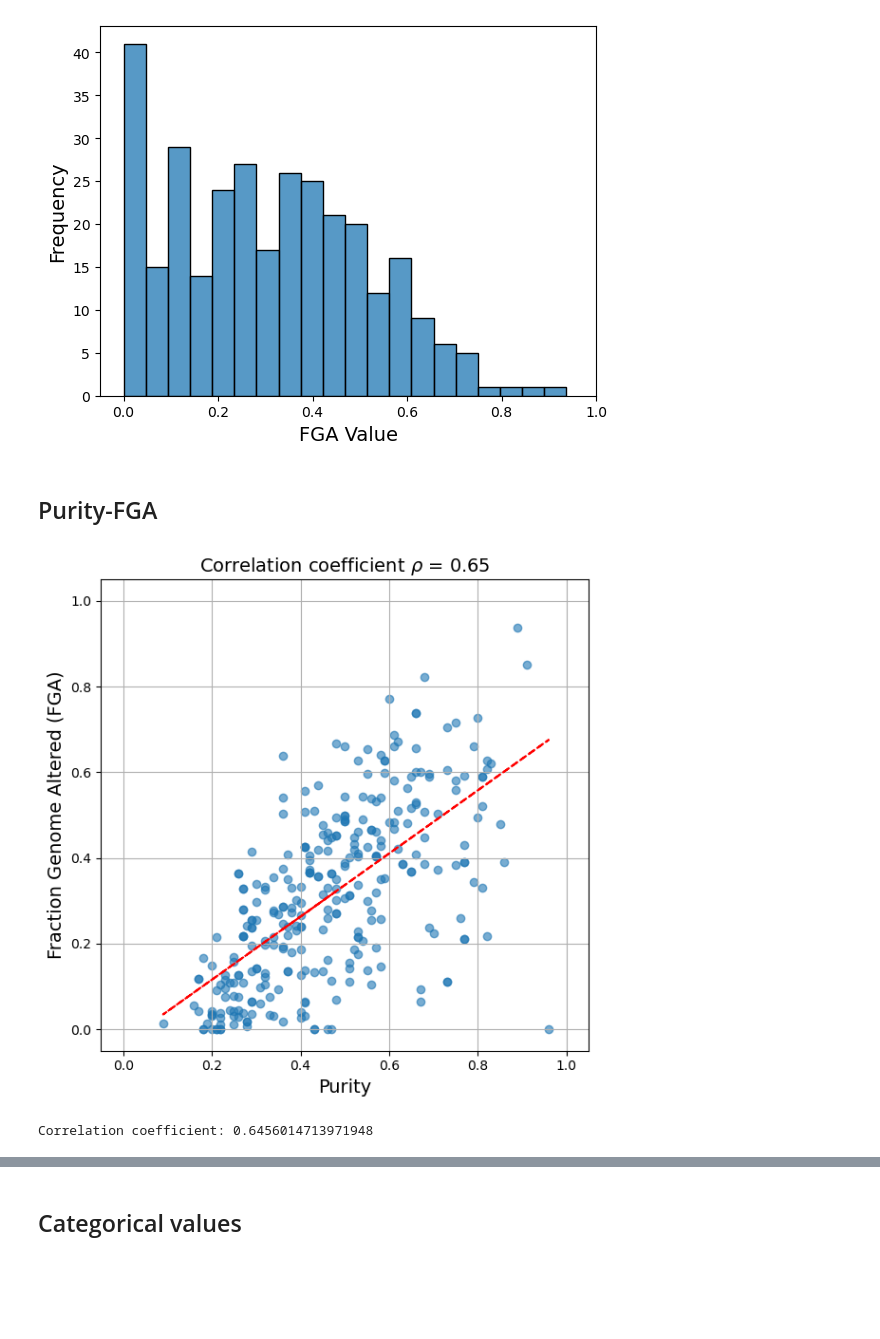
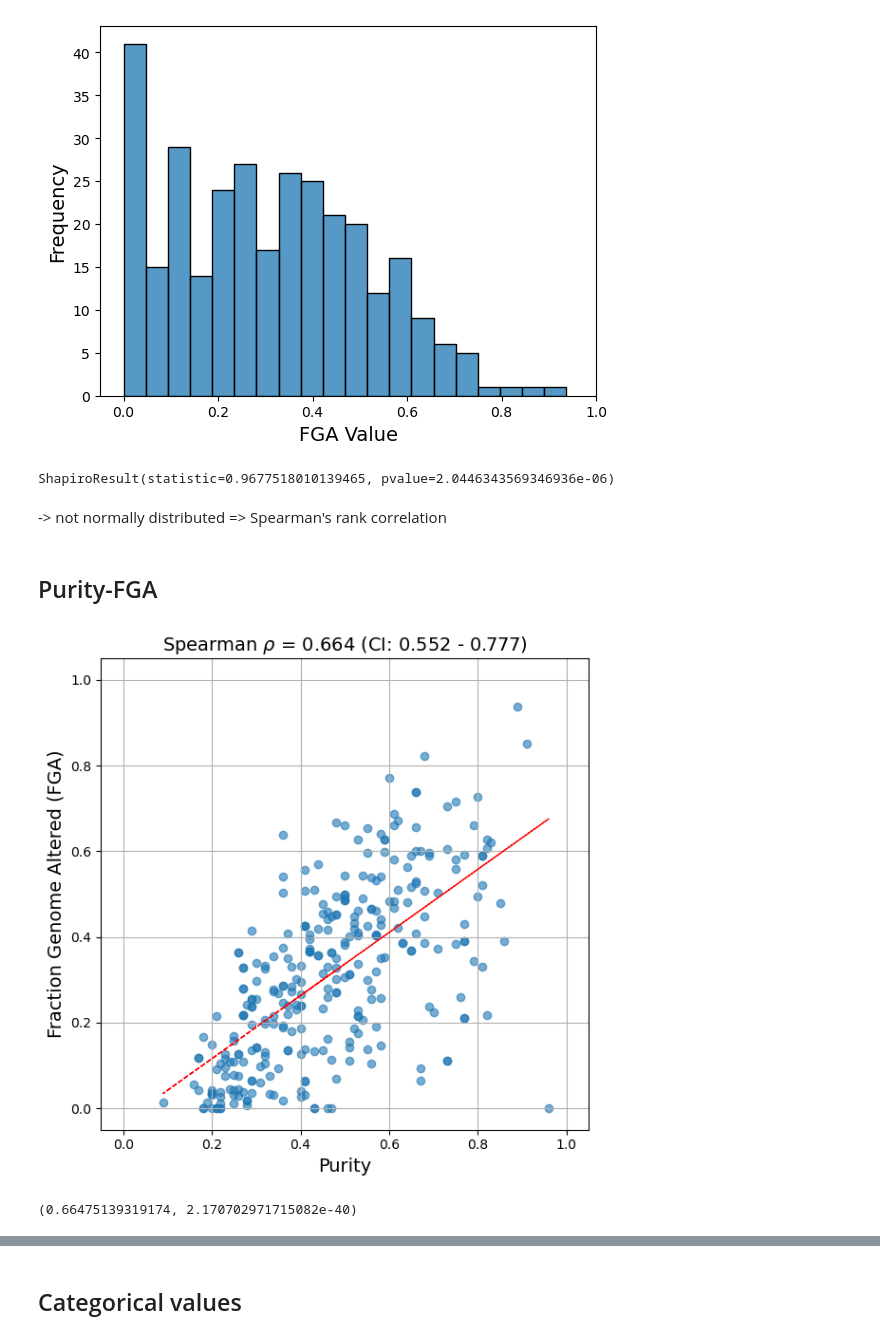
Before and after one commit to chiphan1110/BII-ITH-Viz, a Jupyter notebook: 1-label-eda.ipynb, the cells around one changed output, grey strips where cells are left out. Drawn from its saved outputs; the diff is of its cells as text; code cells hidden in the pictures; blank space fills up the shorter version.

Commit message:
Add correlation test

```diff
--- a/1-label-eda.ipynb
+++ b/1-label-eda.ipynb
@@ -77,6 +112,13 @@ plt.show()
 # axes.xaxis.grid(True)
 # %% [output]
 [figure]
+# %%
+shapiro_purity = stats.shapiro(filtered_fga_values)
+shapiro_purity
+# %% [output]
+ShapiroResult(statistic=0.9677518010139465, pvalue=2.0446343569346936e-06)
+# %% [markdown]
+-> not normally distributed => Spearman's rank correlation
 # %% [markdown]
 ## Purity-FGA
 # %%
@@ -93,26 +135,29 @@ for key, value in data.items():
 # %%
 fit = np.polyfit(purity_values, fga_values, 1)
 fit_fn = np.poly1d(fit)
 
 plt.figure(figsize=(6, 6))
 plt.scatter(purity_values, fga_values, alpha=0.6)
-plt.plot(purity_values, fit_fn(purity_values), 'r--')
+plt.plot(purity_values, fit_fn(purity_values), 'r--', lw=1)
 
 plt.xlim((-0.05, 1.05))
 plt.xticks(np.arange(0, 1.05, 0.2))
 plt.ylim((-0.05, 1.05))
 plt.yticks(np.arange(0, 1.05, 0.2))
-plt.title(r"Correlation coefficient $\rho$ = 0.65", fontsize=14)
 plt.xlabel('Purity', fontsize=14)
 plt.ylabel('Fraction Genome Altered (FGA)', fontsize=14)
+plt.title('Spearman $\\rho$ = 0.664 (CI: 0.552 - 0.777)', fontsize=14)
 plt.grid(True)
 plt.tight_layout()
 plt.show()
 # %% [output]
-[figure, old version]
+[figure, new version]
-# %%
-# Calculating the correlation coefficient
-correlation_coefficient = np.corrcoef(purity_values, fga_values)[0, 1]
-print(f"Correlation coefficient: {correlation_coefficient}")
-# %% [output]
-Correlation coefficient: 0.6456014713971948
+# %%
+# Calculating Spearman's rank correlation coefficient between 'purity' and 'fga'
+purity_fga_pairs = zip(purity_values, fga_values)
+filtered_pairs = [(purity, fga) for purity, fga in purity_fga_pairs if purity is not None and fga is not None]
+filtered_purity_values, filtered_fga_values = zip(*filtered_pairs)
+spearman_corr, spearman_p_value = stats.spearmanr(filtered_purity_values, filtered_fga_values)
+spearman_corr, spearman_p_value
+# %% [output]
+(0.66475139319174, 2.170702971715082e-40)
```
Also changed, not shown: parts of 10 cells of this notebook, 2 other files.
